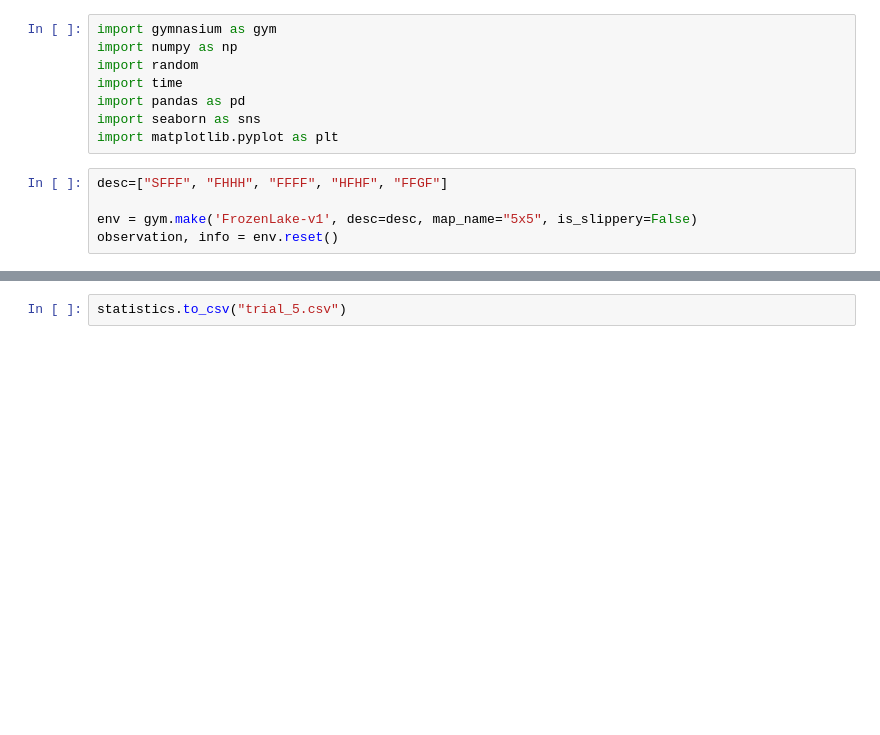
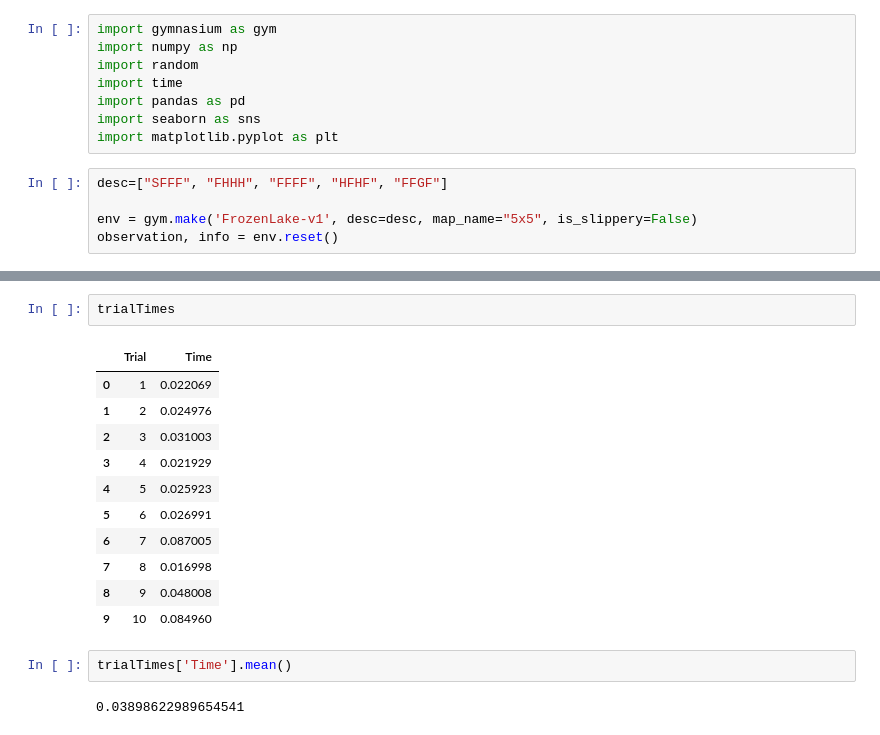
Before and after one commit to Ju2t-us/RFP-3, a Jupyter notebook: Gio'sWork/SARSA.ipynb, the cells around one changed output, grey strips where cells are left out. Drawn from its saved outputs; the diff is of its cells as text; blank space fills up the shorter version.

```diff
--- a/Gio'sWork/SARSA.ipynb
+++ b/Gio'sWork/SARSA.ipynb
@@ -162,2 +186,18 @@ plt.show()
-# %%
-statistics.to_csv("trial_5.csv")
+# %%
+trialTimes
+# %% [output]
+|  | Trial | Time |
+| 0 | 1 | 0.022069 |
+| 1 | 2 | 0.024976 |
+| 2 | 3 | 0.031003 |
+| 3 | 4 | 0.021929 |
+| 4 | 5 | 0.025923 |
+| 5 | 6 | 0.026991 |
+| 6 | 7 | 0.087005 |
+| 7 | 8 | 0.016998 |
+| 8 | 9 | 0.048008 |
+| 9 | 10 | 0.084960 |
+# %%
+trialTimes['Time'].mean()
+# %% [output]
+0.03898622989654541
```
Also changed, not shown: parts of 4 cells of this notebook, 2 other files.
